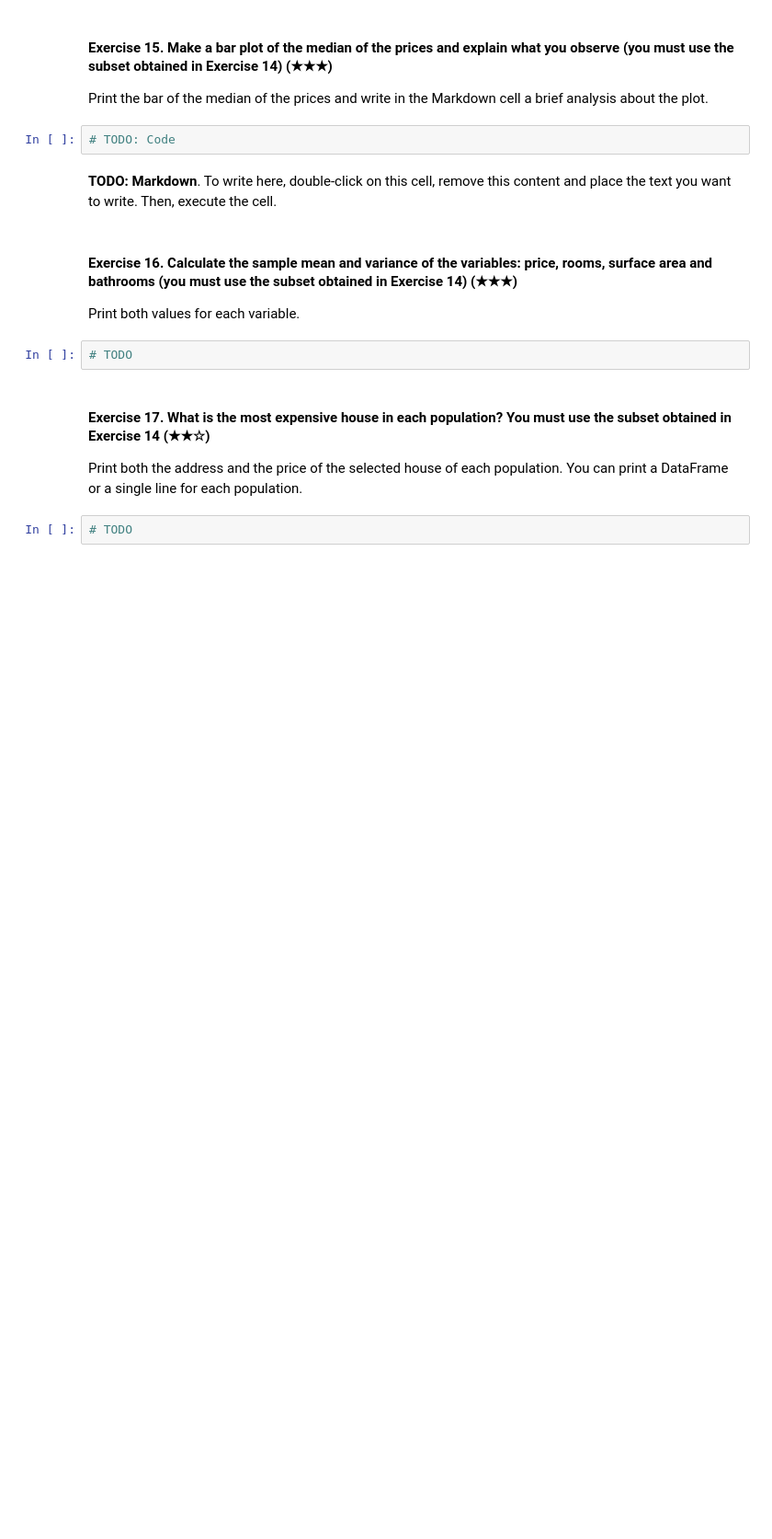
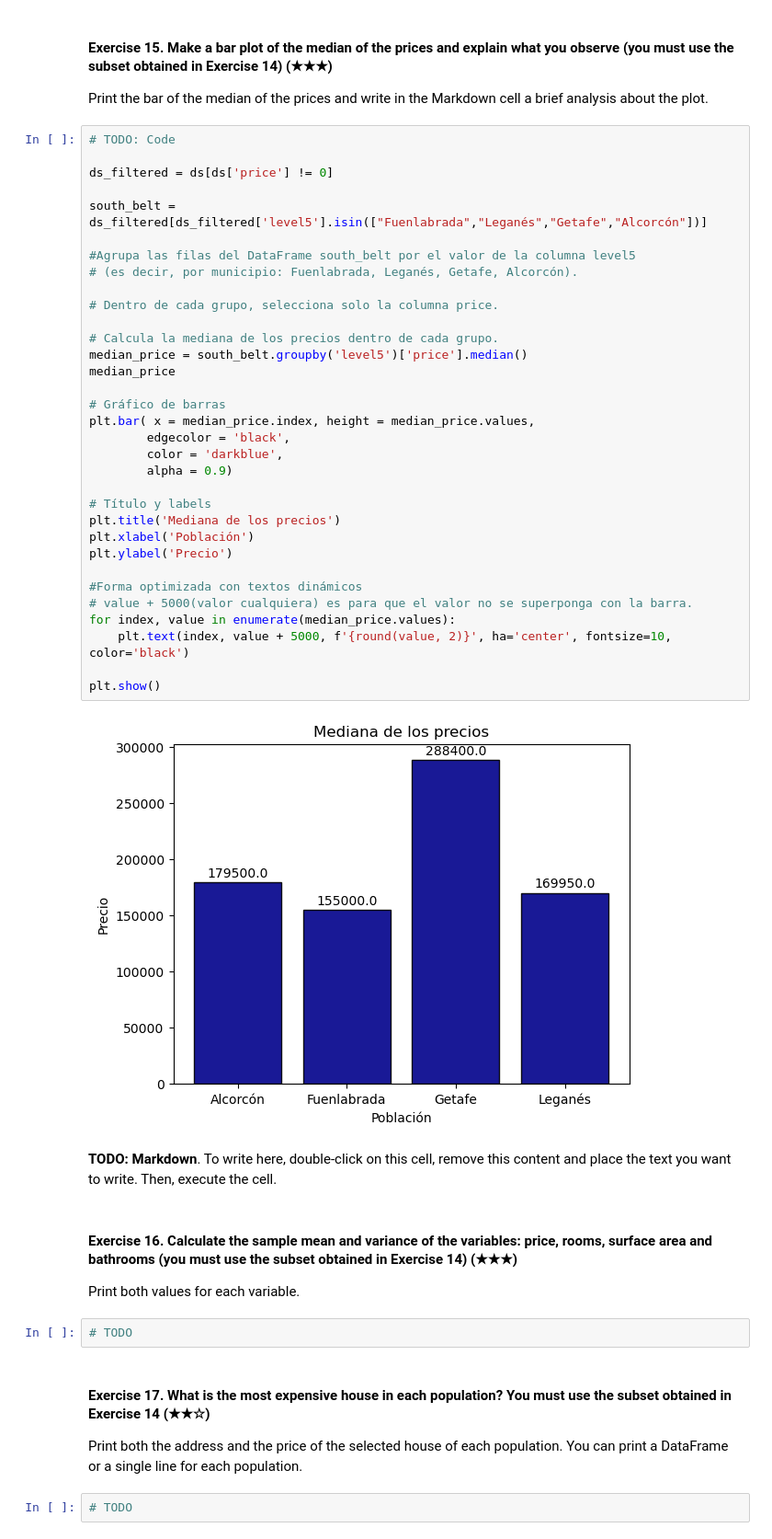
Before and after one commit to FerminRomeroBleda/realestate-datacleanup-exercise, a Jupyter notebook: project.ipynb, the cells around one changed output. Shown at 92% size. Drawn from its saved outputs; the diff is of its cells as text; blank space fills up the shorter version.

```diff
--- a/project.ipynb
+++ b/project.ipynb
@@ -303,6 +372,39 @@ Hint: Filter the original DataFrame using the column `level5` and the function `
 Print the bar of the median of the prices and write in the Markdown cell a brief analysis about the plot.
 # %%
 # TODO: Code
+
+ds_filtered = ds[ds['price'] != 0]
+
+south_belt = ds_filtered[ds_filtered['level5'].isin(["Fuenlabrada","Leganés","Getafe","Alcorcón"])]
+
+#Agrupa las filas del DataFrame south_belt por el valor de la columna level5
+# (es decir, por municipio: Fuenlabrada, Leganés, Getafe, Alcorcón).
+
+# Dentro de cada grupo, selecciona solo la columna price.
+
+# Calcula la mediana de los precios dentro de cada grupo.
+median_price = south_belt.groupby('level5')['price'].median()
+median_price
+
+# Gráfico de barras
+plt.bar( x = median_price.index, height = median_price.values,
+        edgecolor = 'black',
+        color = 'darkblue',
+        alpha = 0.9)
+
+# Título y labels
+plt.title('Mediana de los precios')
+plt.xlabel('Población')
+plt.ylabel('Precio')
+
+#Forma optimizada con textos dinámicos
+# value + 5000(valor cualquiera) es para que el valor no se superponga con la barra.
+for index, value in enumerate(median_price.values):
+    plt.text(index, value + 5000, f'{round(value, 2)}', ha='center', fontsize=10, color='black')
+
+plt.show()
+# %% [output]
+[figure, added]
 # %% [markdown]
 **TODO: Markdown**. To write here, double-click on this cell, remove this content and place the text you want to write. Then, execute the cell.
 # %% [markdown]
```
Also changed, not shown: parts of 4 cells of this notebook.
